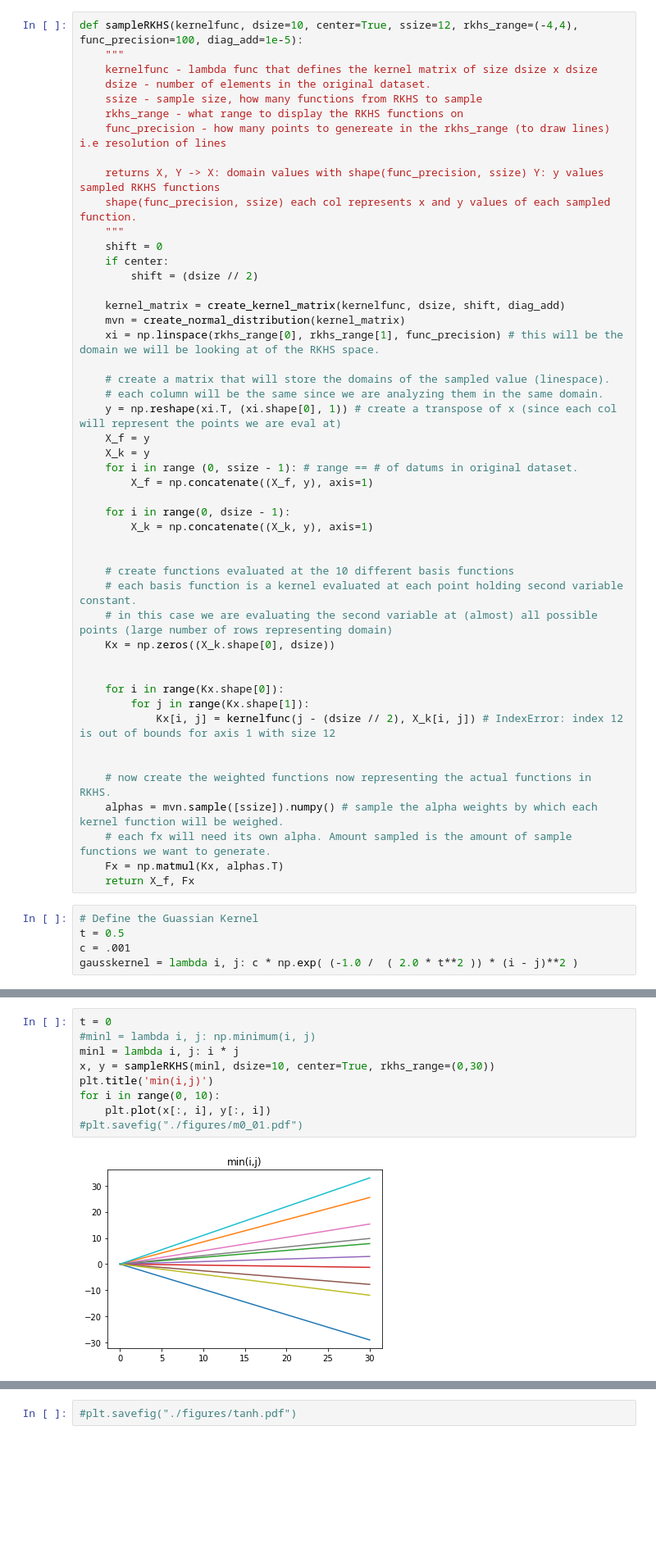
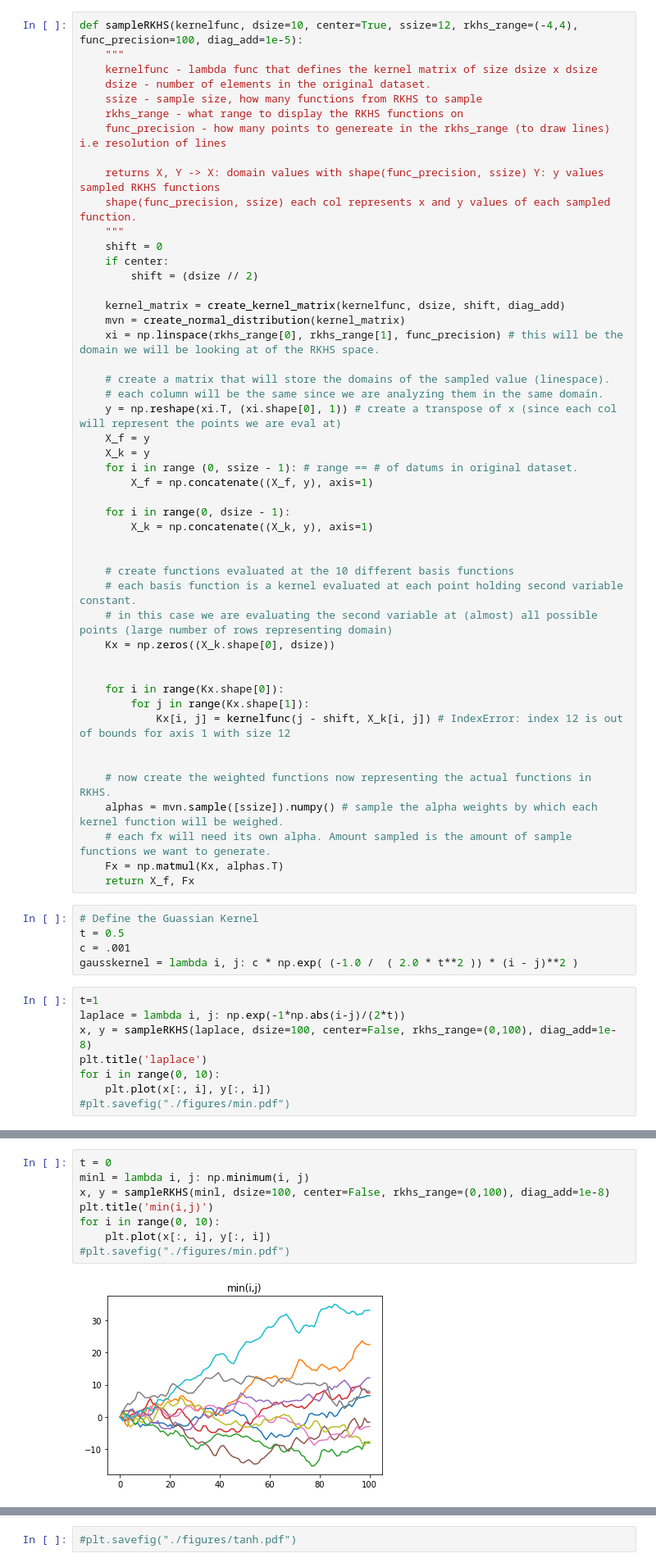
Before and after one commit to karasjoh000/RKHS, a Jupyter notebook: hw1.ipynb, the cells around one changed output, grey strips where cells are left out. Shown at 82% size. Saved outputs shown, nothing was run; the diff lists cells and outputs as text; blank space fills up the shorter version.

```diff
--- a/hw1.ipynb
+++ b/hw1.ipynb
@@ -54,7 +54,7 @@ def sampleRKHS(kernelfunc, dsize=10, center=True, ssize=12, rkhs_range=(-4,4), f
 
     for i in range(Kx.shape[0]):
         for j in range(Kx.shape[1]):
-            Kx[i, j] = kernelfunc(j - (dsize // 2), X_k[i, j]) # IndexError: index 12 is out of bounds for axis 1 with size 12
+            Kx[i, j] = kernelfunc(j - shift, X_k[i, j]) # IndexError: index 12 is out of bounds for axis 1 with size 12
 
 
     # now create the weighted functions now representing the actual functions in RKHS.
@@ -67,3 +67,11 @@ def sampleRKHS(kernelfunc, dsize=10, center=True, ssize=12, rkhs_range=(-4,4), f
 t = 0.5
 c = .001
 gausskernel = lambda i, j: c * np.exp( (-1.0 /  ( 2.0 * t**2 )) * (i - j)**2 )
+# %%
+t=1
+laplace = lambda i, j: np.exp(-1*np.abs(i-j)/(2*t))
+x, y = sampleRKHS(laplace, dsize=100, center=False, rkhs_range=(0,100), diag_add=1e-8)
+plt.title('laplace')
+for i in range(0, 10):
+    plt.plot(x[:, i], y[:, i])
+#plt.savefig("./figures/min.pdf")
@@ -70,11 +80,10 @@ gausskernel = lambda i, j: c * np.exp( (-1.0 /  ( 2.0 * t**2 )) * (i - j)**2 )
 # %%
 t = 0
-#minl = lambda i, j: np.minimum(i, j)
-minl = lambda i, j: i * j
-x, y = sampleRKHS(minl, dsize=10, center=True, rkhs_range=(0,30))
+minl = lambda i, j: np.minimum(i, j)
+x, y = sampleRKHS(minl, dsize=100, center=False, rkhs_range=(0,100), diag_add=1e-8)
 plt.title('min(i,j)')
 for i in range(0, 10):
     plt.plot(x[:, i], y[:, i])
-#plt.savefig("./figures/m0_01.pdf")
+#plt.savefig("./figures/min.pdf")
 # %% [output]
-[figure, old version]
+[figure, new version]
```
Also changed, not shown: parts of 12 cells of this notebook, 4 other files.
